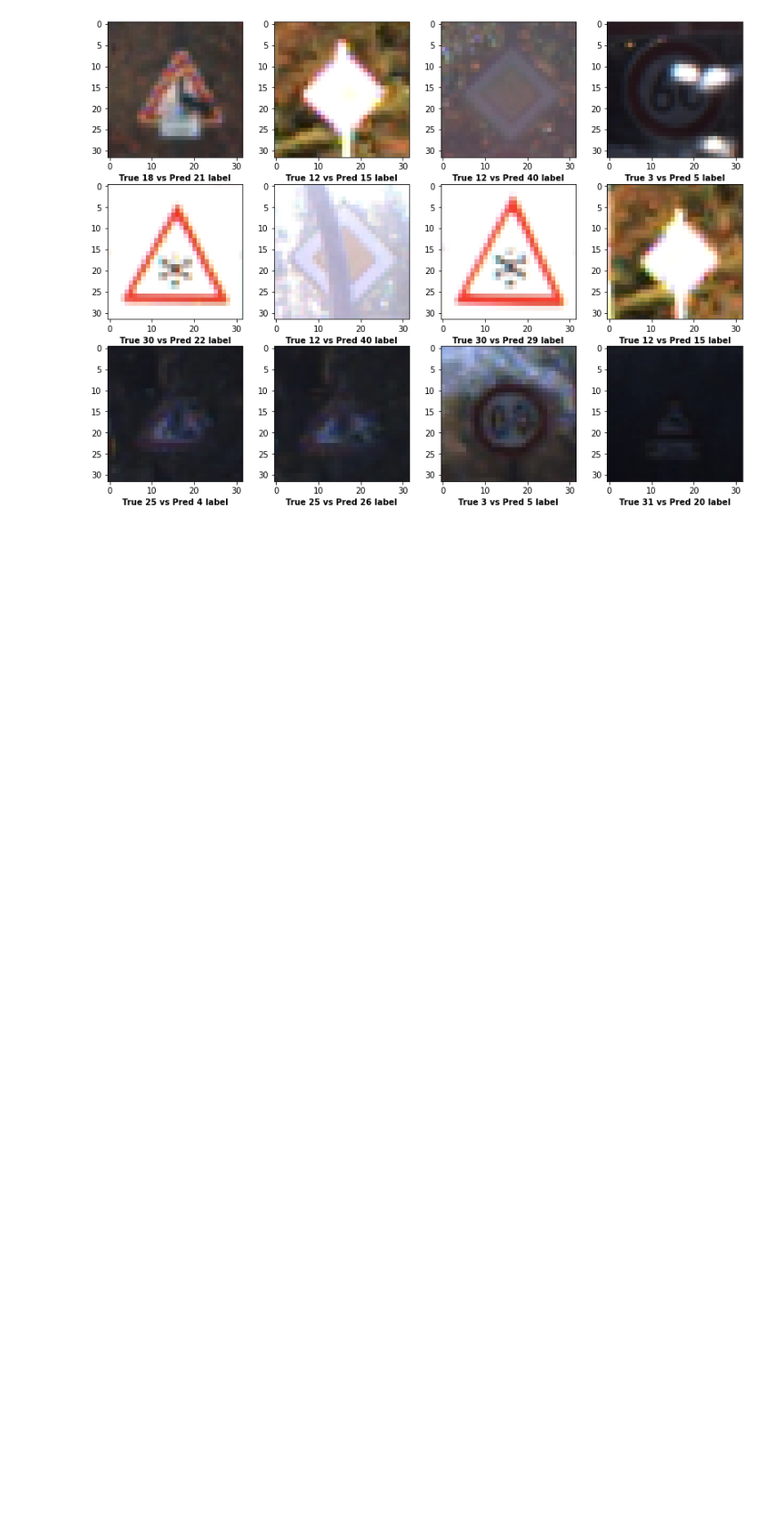
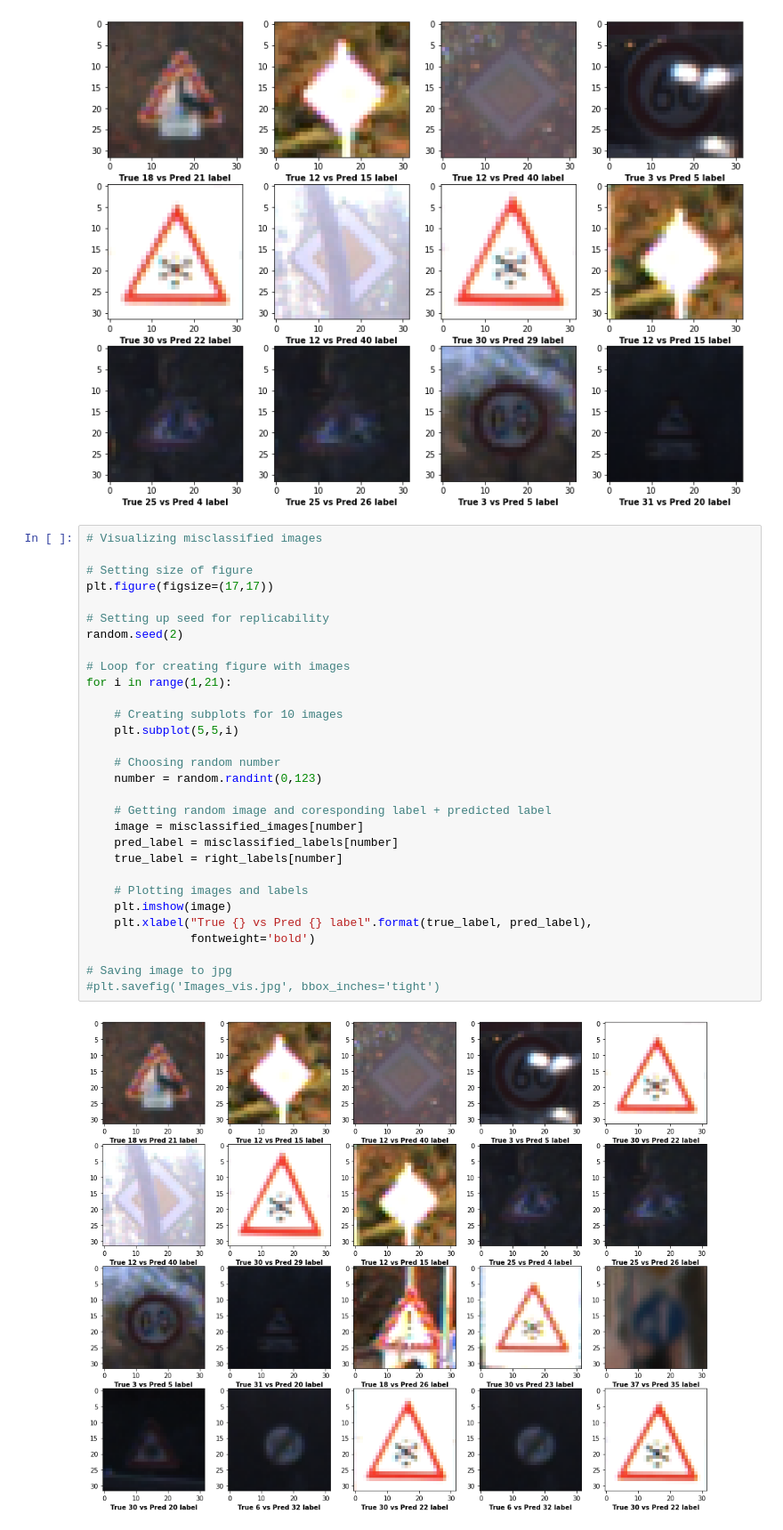
Before and after one commit to imarekkus/Master-s_Thesis, a Jupyter notebook: kody/EDA + Model.ipynb, the cells around one changed output. Shown: that part at 89% size. Cells and saved outputs as stored; diff of their text form; blank space fills up the shorter version.

```diff
--- a/kody/EDA + Model.ipynb
+++ b/kody/EDA + Model.ipynb
@@ -902,6 +902,38 @@ for i in range(1,13):
 #plt.savefig('Images_vis.jpg', bbox_inches='tight')
 # %% [output]
 [figure]
+# %%
+# Visualizing misclassified images
+
+# Setting size of figure
+plt.figure(figsize=(17,17))
+
+# Setting up seed for replicability
+random.seed(2)
+
+# Loop for creating figure with images
+for i in range(1,21):
+
+    # Creating subplots for 10 images
+    plt.subplot(5,5,i)
+
+    # Choosing random number
+    number = random.randint(0,123)
+
+    # Getting random image and coresponding label + predicted label
+    image = misclassified_images[number]
+    pred_label = misclassified_labels[number]
+    true_label = right_labels[number]
+
+    # Plotting images and labels
+    plt.imshow(image)
+    plt.xlabel("True {} vs Pred {} label".format(true_label, pred_label),
+               fontweight='bold')
+
+# Saving image to jpg
+#plt.savefig('Images_vis.jpg', bbox_inches='tight')
+# %% [output]
+[figure, added]
 # %%
 # Count missclassified images for each label
 count_classes = Counter(misclassified_labels)
```
Also changed, not shown: parts of 1 cell of this notebook, 3 other files.
